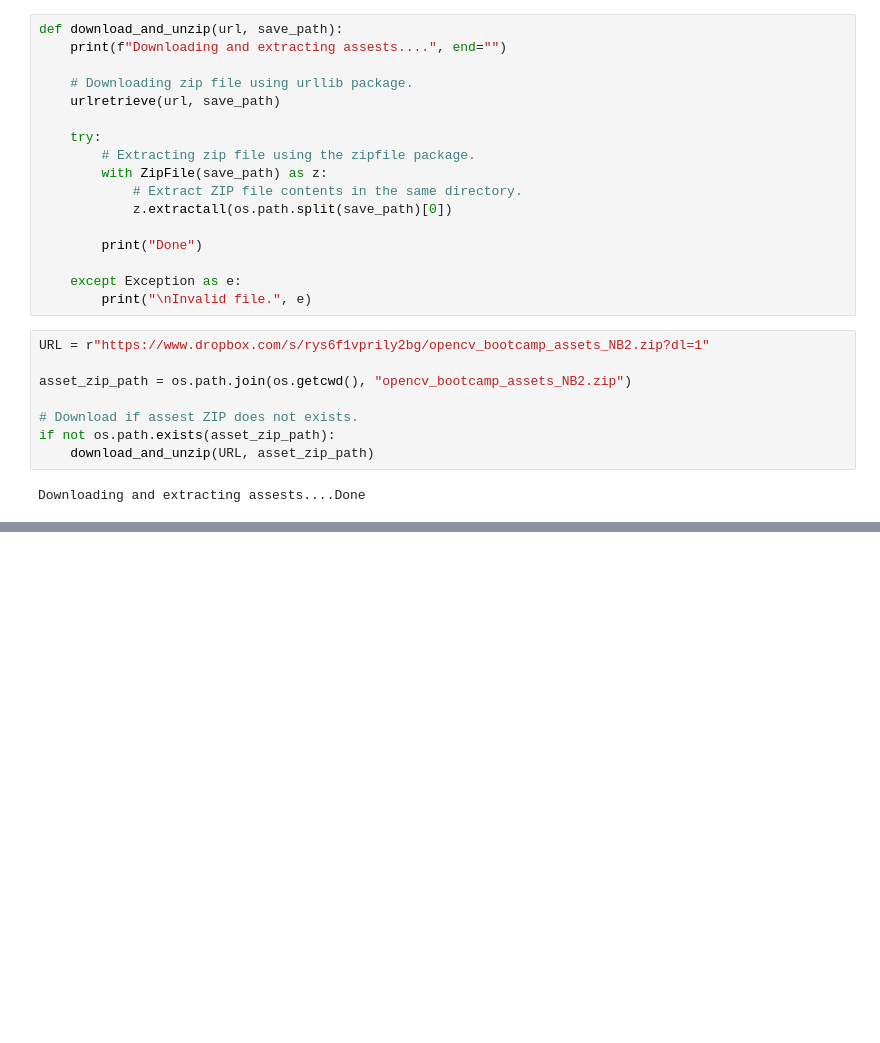
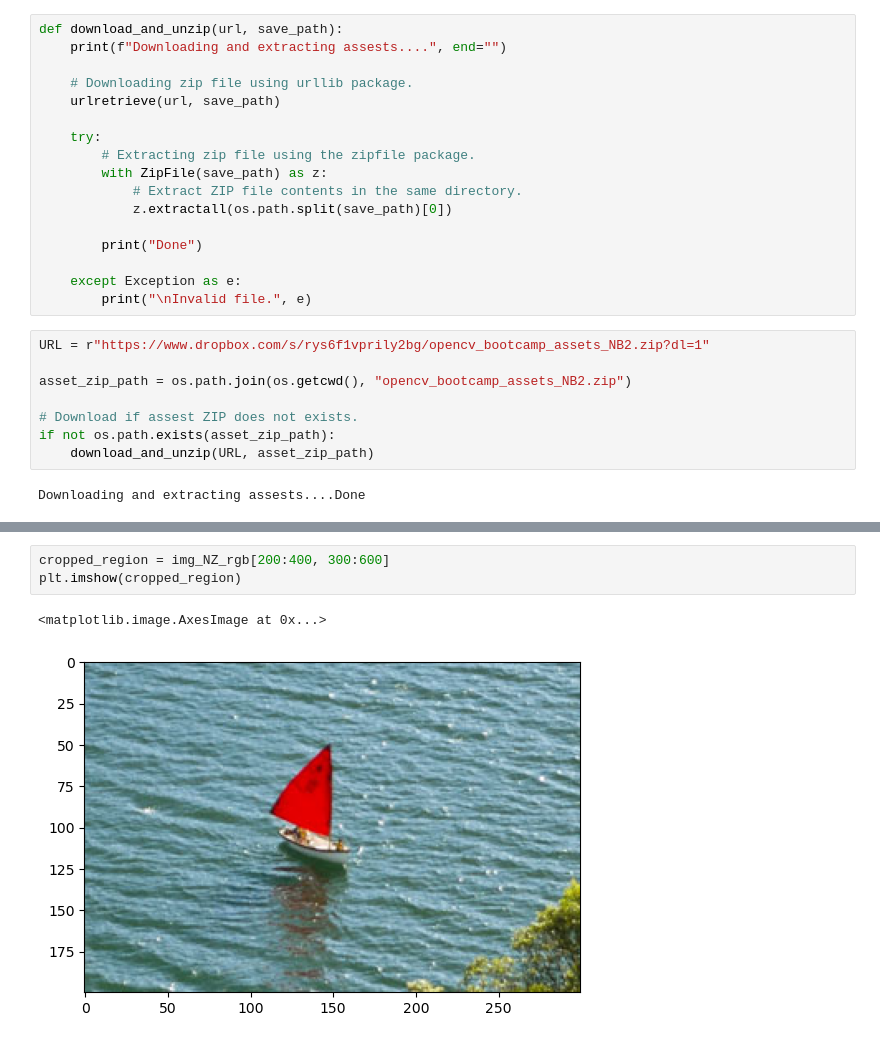
Before and after one commit to Zack202/OpenCv, a Jupyter notebook: Basic_Image_Manipulations.ipynb, the cells around one changed output, grey strips where cells are left out. Drawn from its saved outputs; the diff is of its cells as text; blank space fills up the shorter version.

```diff
--- a/Basic_Image_Manipulations.ipynb
+++ b/Basic_Image_Manipulations.ipynb
@@ -39,0 +115,6 @@ Downloading and extracting assests....Done
+# %%
+cropped_region = img_NZ_rgb[200:400, 300:600]
+plt.imshow(cropped_region)
+# %% [output]
+<matplotlib.image.AxesImage at 0x...>
+[figure, added]
```
Also changed, not shown: parts of 10 cells of this notebook.
